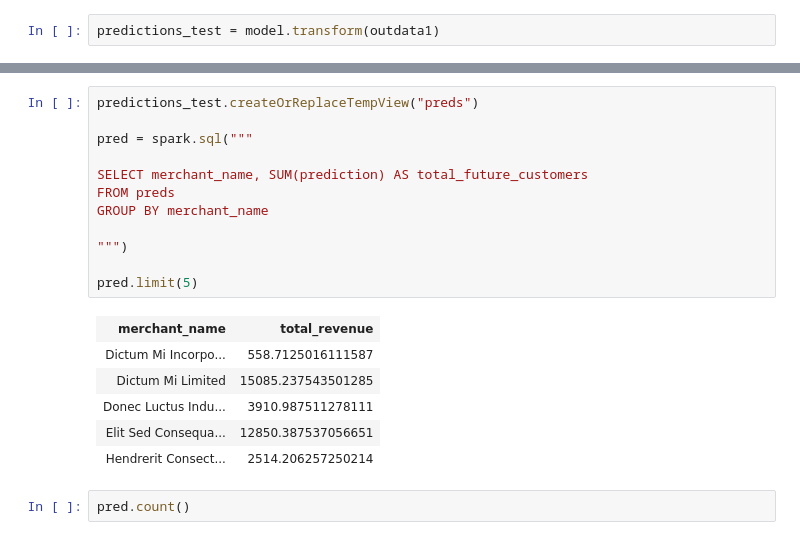
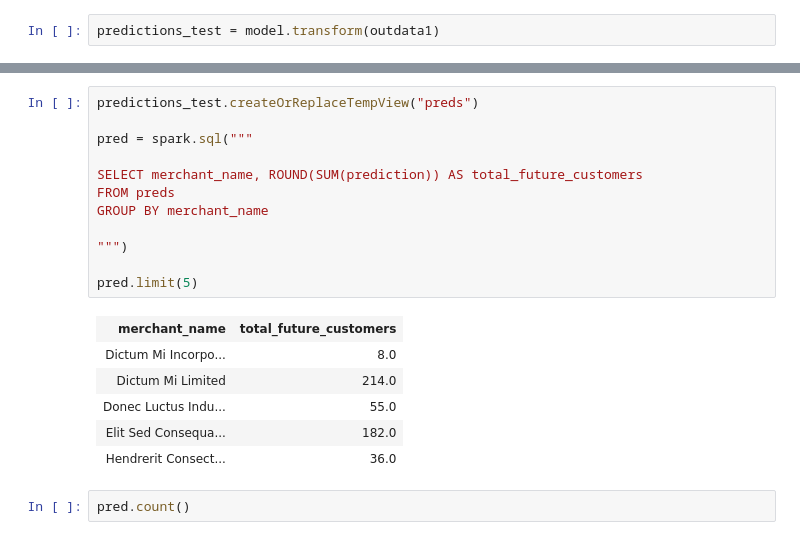
Before and after one commit to MAST30034-Applied-Data-Science/generic-buy-now-pay-later-project-group-10-bnpl, a Jupyter notebook: notebooks/Predicted Customers Model.ipynb, the cells around one changed output, grey strips where cells are left out. Saved outputs shown, nothing was run; the diff lists cells and outputs as text.

Commit message:
Build and implement prediction of customers

```diff
--- a/notebooks/Predicted Customers Model.ipynb
+++ b/notebooks/Predicted Customers Model.ipynb
@@ -654,22 +651,22 @@ only showing top 20 rows
 # %%
 predictions_test.createOrReplaceTempView("preds")
 
 pred = spark.sql("""
 
-SELECT merchant_name, SUM(prediction) AS total_future_customers
+SELECT merchant_name, ROUND(SUM(prediction)) AS total_future_customers
 FROM preds
 GROUP BY merchant_name
 
 """)
 
 pred.limit(5)
 # %% [output]
-| merchant_name | total_revenue |
-| Dictum Mi Incorpo... | 558.7125016111587 |
-| Dictum Mi Limited | 15085.237543501285 |
-| Donec Luctus Indu... | 3910.987511278111 |
-| Elit Sed Consequa... | 12850.387537056651 |
-| Hendrerit Consect... | 2514.206257250214 |
+| merchant_name | total_future_customers |
+| Dictum Mi Incorpo... | 8.0 |
+| Dictum Mi Limited | 214.0 |
+| Donec Luctus Indu... | 55.0 |
+| Elit Sed Consequa... | 182.0 |
+| Hendrerit Consect... | 36.0 |
 # %%
 pred.count()
 # %% [output]
```
Also changed, not shown: parts of 21 cells of this notebook.
